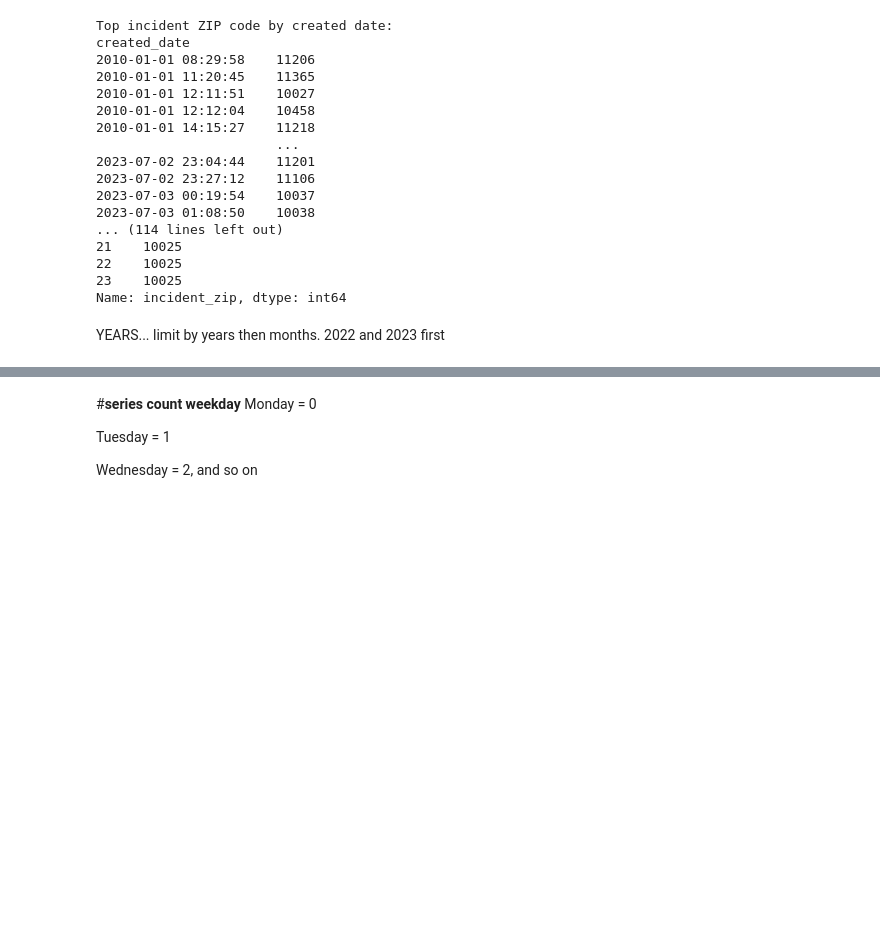
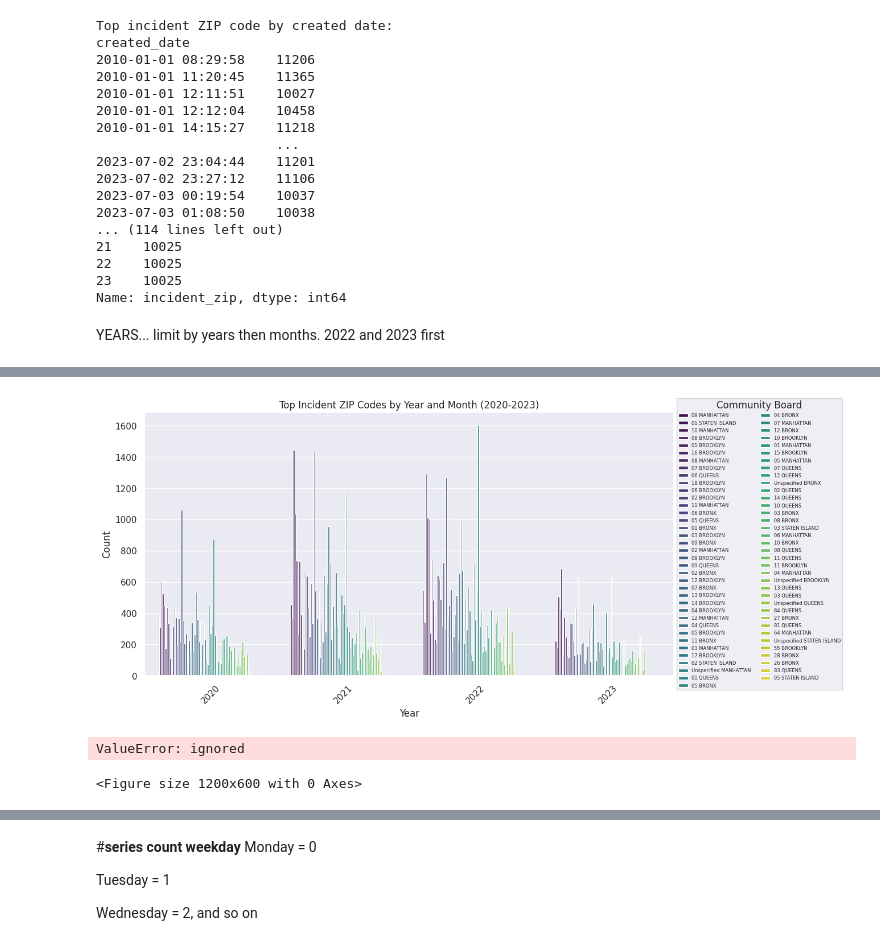
Before and after one commit to MarcusQuigley/Mel-main, a Jupyter notebook: rat_sightings_nyc1.ipynb, the cells around one changed output, grey strips where cells are left out. Saved outputs shown, nothing was run; the diff lists cells and outputs as text; code cells hidden in the pictures; blank space fills up the shorter version.

```diff
--- a/rat_sightings_nyc1.ipynb
+++ b/rat_sightings_nyc1.ipynb
@@ -634,3 +683,53 @@ YEARS... limit by years then months. 2022 and 2023 first
+# %%
+# Filter the data for the years 2020 to 2023
+filtered_top_zip_df = top_zip_df[top_zip_df['year'].between(2020, 2023)]
+
+# Plot the count of incident ZIP codes by year, month, and community board
+plt.figure(figsize=(12, 6))  # Adjust the figure size as per your preference
+sns.countplot(data=filtered_top_zip_df, x='year', hue='community_board', palette='viridis')
+
+# Set the axis labels and title
+plt.xlabel('Year')
+plt.ylabel('Count')
+plt.title('Top Incident ZIP Codes by Year and Month (2020-2023)')
+
+# Rotate the x-axis labels if needed
+plt.xticks(rotation=45)
+
+# Show the legend
+plt.legend(loc='center left', bbox_to_anchor=(1, 0.5), fontsize=6, ncol=2, title='Community Board')
+
+# Display the plot
+plt.show()
+# %% [output]
+[figure, added]
+# %%
+# Calculate the top 5 incident ZIP codes by created date
+top_5_zips = top_zip_df.groupby('created_date')['incident_zip'].apply(lambda x: x.value_counts().nlargest(5).index.tolist())
+
+# Filter the data for the top 5 incident ZIP codes
+filtered_top_zip_df = top_zip_df[top_zip_df['incident_zip'].isin(top_5_zips)]
+
+# Plot the count of incident ZIP codes by year, month, and community board for the top 5 incident ZIP codes
+plt.figure(figsize=(12, 6))  # Adjust the figure size as per your preference
+sns.countplot(data=filtered_top_zip_df, x='year', hue='community_board', palette='viridis')
+
+# Set the axis labels and title
+plt.xlabel('Year')
+plt.ylabel('Count')
+plt.title('Top 5 Incident ZIP Codes by Year and Month')
+
+# Rotate the x-axis labels if needed
+plt.xticks(rotation=45)
+
+# Show the legend
+plt.legend(loc='center left', bbox_to_anchor=(1, 0.5), fontsize=6, ncol=2, title='Community Board')
+
+# Display the plot
+plt.show()
+# %% [output]
+ValueError: ignored
+<Figure size 1200x600 with 0 Axes>
 # %%
 top_10_unique_zips = rat1['incident_zip'].value_counts().nlargest(10).index.tolist()
 # %%
```
Also changed, not shown: parts of 27 cells of this notebook.
